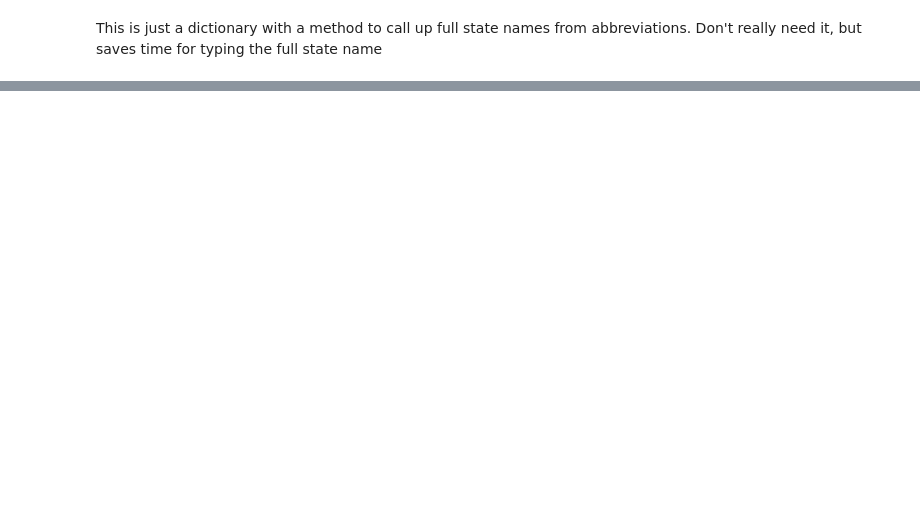
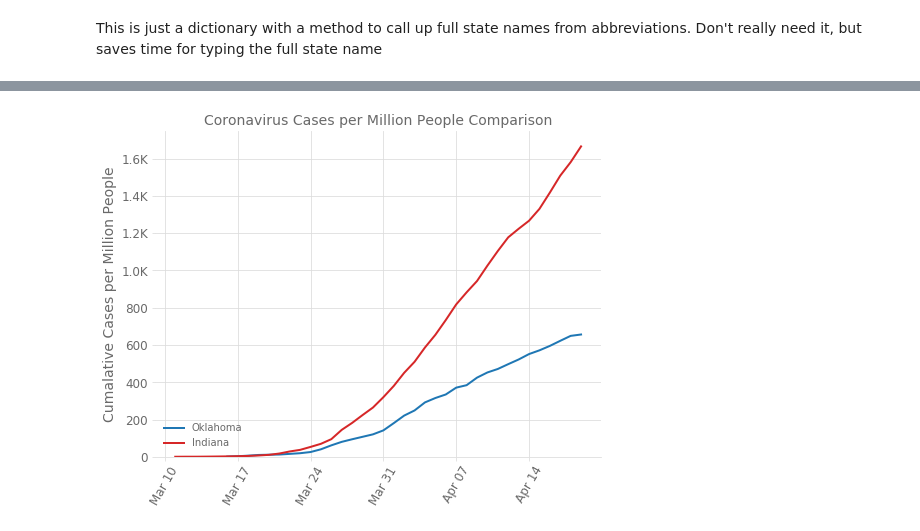
Before and after one commit to iuqiddis/covid-19, a Jupyter notebook: covid.ipynb, the cells around one changed output, grey strips where cells are left out. Drawn from its saved outputs; the diff is of its cells as text; code cells hidden in the pictures; blank space fills up the shorter version.

Commit message:
fixed ylabel functional formatter

```diff
--- a/covid.ipynb
+++ b/covid.ipynb
@@ -90,17 +68,23 @@ ticks_log(2.8,1)
 # %%
+def select_state(abr):
+    # abbreivation
+    # postiveIncrease >= 10 to not worry about log(0)
+    state = df[(df['state'] == abr) & (df['positive'] >= 10)].sort_values('date')
+    return state
+
 def ticks_log(x, pos):
     # two args are the value and tick position
     if x < 3:
         return '{:1.0f}'.format(10**x)
     elif x >= 6:
-        return '{:1.0f}M'.format(10**x/1e6)
-    return '{:1.0f}K'.format(10**x/1000)
+        return '{:1.1f}M'.format(10**x/1e6)
+    return '{:1.1f}K'.format(10**x/1000)
 
 def ticks_line(x, pos):
     # two args are the value and tick position
     if x < 1000:
         return '{:1.0f}'.format(x)
-    return '{:1.0f}K'.format(x/1000)
+    return '{:1.1f}K'.format(x/1000)
 
 def xticks_date(x, pos):
     # two args are the value and tick position
@@ -163,5 +160,5 @@ def plot_totdaily(state_abr, log=True, deaths=False, sn=sn):
 # %%
-def plot_comp(*states_abr, log=True, deaths=False, per_capita= False, sn=sn):
+def plot_comp(states_abr, log=True, deaths=False, per_capita= False, web=False, sn=sn):
 
     if len(states_abr) > 5:
         print('Please Enter 5 Or Less States')
@@ -196,7 +193,12 @@ def plot_comp(*states_abr, log=True, deaths=False, per_capita= False, sn=sn):
         else:
             st['cases'][state] = np.log10(st_df[feature]*pc)
 
-    fig, ax1 = plt.subplots(figsize=(8,6))
+
+    if web:
+        fig = Figure(figsize=(8,6))
+        ax1 = fig.subplots()
+    else:
+        fig, ax1 = plt.subplots(figsize=(8,6))
 
     for n,state in enumerate(states_abr):
         ax1.plot(st['date'][state], st['cases'][state], color=colors[n], label=f"{st['full'][state]}", lw=2)
@@ -231,4 +233,10 @@ def plot_comp(*states_abr, log=True, deaths=False, per_capita= False, sn=sn):
     leg = ax1.legend(frameon=False, loc='lower left')
     plt.setp(leg.get_texts(), color=labelcol)
 
+    if web:
+        buffer = BytesIO()
+        fig.savefig(buffer, format='png')
+        data = base64.b64encode(buffer.getbuffer()).decode("ascii")
+        return f"<img src='embedded-picture'/>"
+
     return
@@ -340,0 +249,4 @@ plot_comp_html('CA', 'NY', 'WA', 'PA', log=True, deaths=True)
+# %%
+plot_comp(['OK', 'IN'] , log=False, deaths=False, per_capita=True, web=False)
+# %% [output]
+[figure, added]
```
Also changed, not shown: parts of 19 cells of this notebook, 2 other files.
